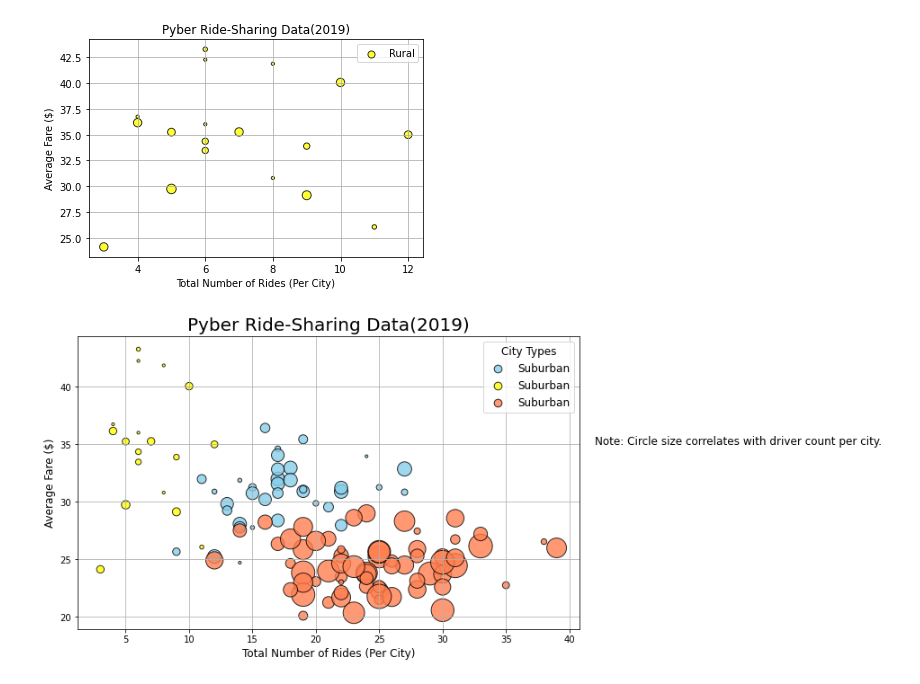
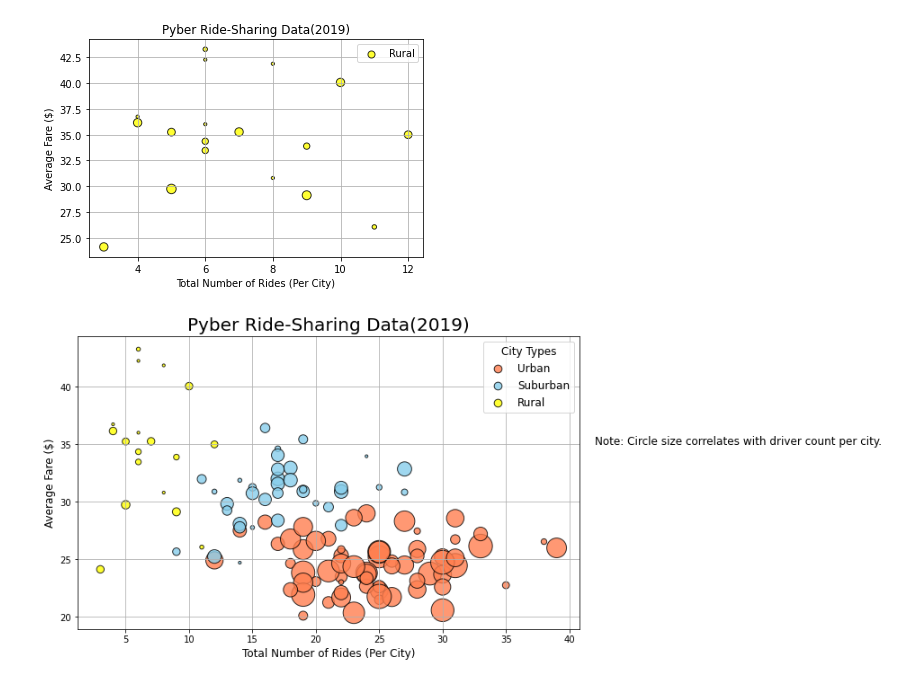
Before and after one commit to meowcode/PyBer_Analysis, a Jupyter notebook: Pyber.ipynb, the cells around one changed output. Saved outputs shown, nothing was run; the diff lists cells and outputs as text; code cells hidden in the pictures.

```diff
--- a/Pyber.ipynb
+++ b/Pyber.ipynb
@@ -217,6 +217,15 @@ plt.legend()
 # %%
 #Add the scatter charts for each type of city
 plt.subplots(figsize=(10, 6))
+plt.scatter(urban_ride_count,
+            urban_avg_fare,
+            s=10*urban_driver_count,
+            color="coral",
+            edgecolor="black",
+            label="Urban",
+            linewidths=1,
+            alpha=0.8)
+
 plt.scatter(suburban_ride_count,
             suburban_avg_fare,
             s=10*suburban_driver_count,
@@ -230,40 +239,32 @@ plt.scatter(rural_ride_count,
             rural_avg_fare,
             s=10*rural_driver_count,
             color="yellow",
             edgecolor="black",
-            label="Suburban",
+            label="Rural",
             linewidths=1,
             alpha=0.8)
 
-plt.scatter(urban_ride_count,
-            urban_avg_fare,
-            s=10*urban_driver_count,
-            color="coral",
-            edgecolor="black",
-            label="Suburban",
-            linewidths=1,
-            alpha=0.8)
 
 #add titles, legend and x,y axis
 plt.title("Pyber Ride-Sharing Data(2019)", fontsize=20)
 plt.ylabel("Average Fare ($)", fontsize=12)
 plt.xlabel("Total Number of Rides (Per City)", fontsize=12)
 plt.grid(True)
 
 # Create a legend
 lgnd = plt.legend(fontsize="12", mode="Expanded",
          scatterpoints=1, loc="best", title="City Types")
 lgnd.legendHandles[0]._sizes = [75]
 lgnd.legendHandles[1]._sizes = [75]
 lgnd.legendHandles[2]._sizes = [75]
 lgnd.get_title().set_fontsize(12)
 
 # Incorporate a text label about circle size.
 plt.text(42, 35, "Note: Circle size correlates with driver count per city.", fontsize="12")
 
 # Save the figure.
 plt.savefig("analysis/Fig1.png")
 
 plt.show()
 # %% [output]
-[figure, old version]
+[figure, new version]
```
Also changed, not shown: parts of 28 cells of this notebook, 4 other files.
